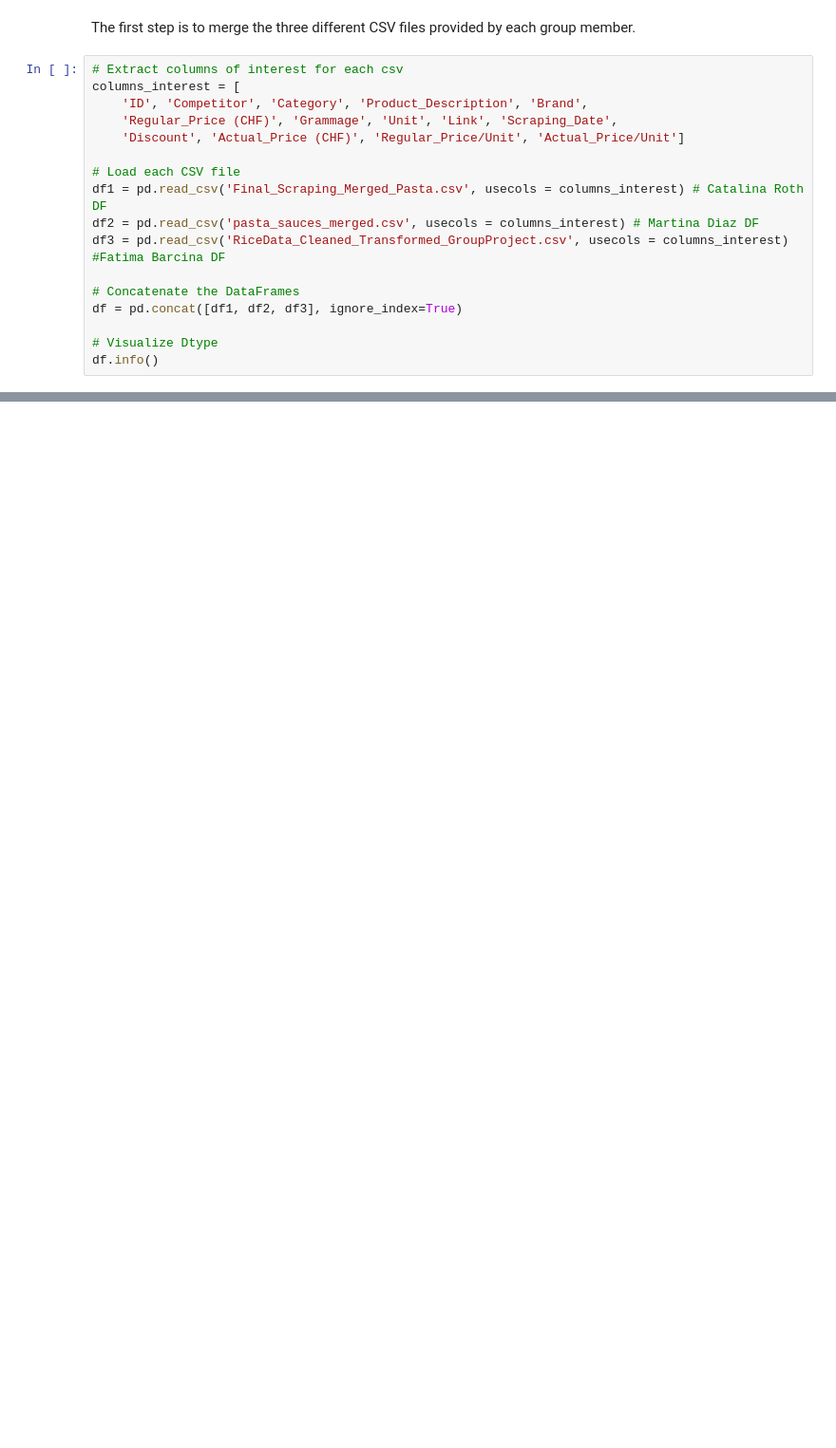
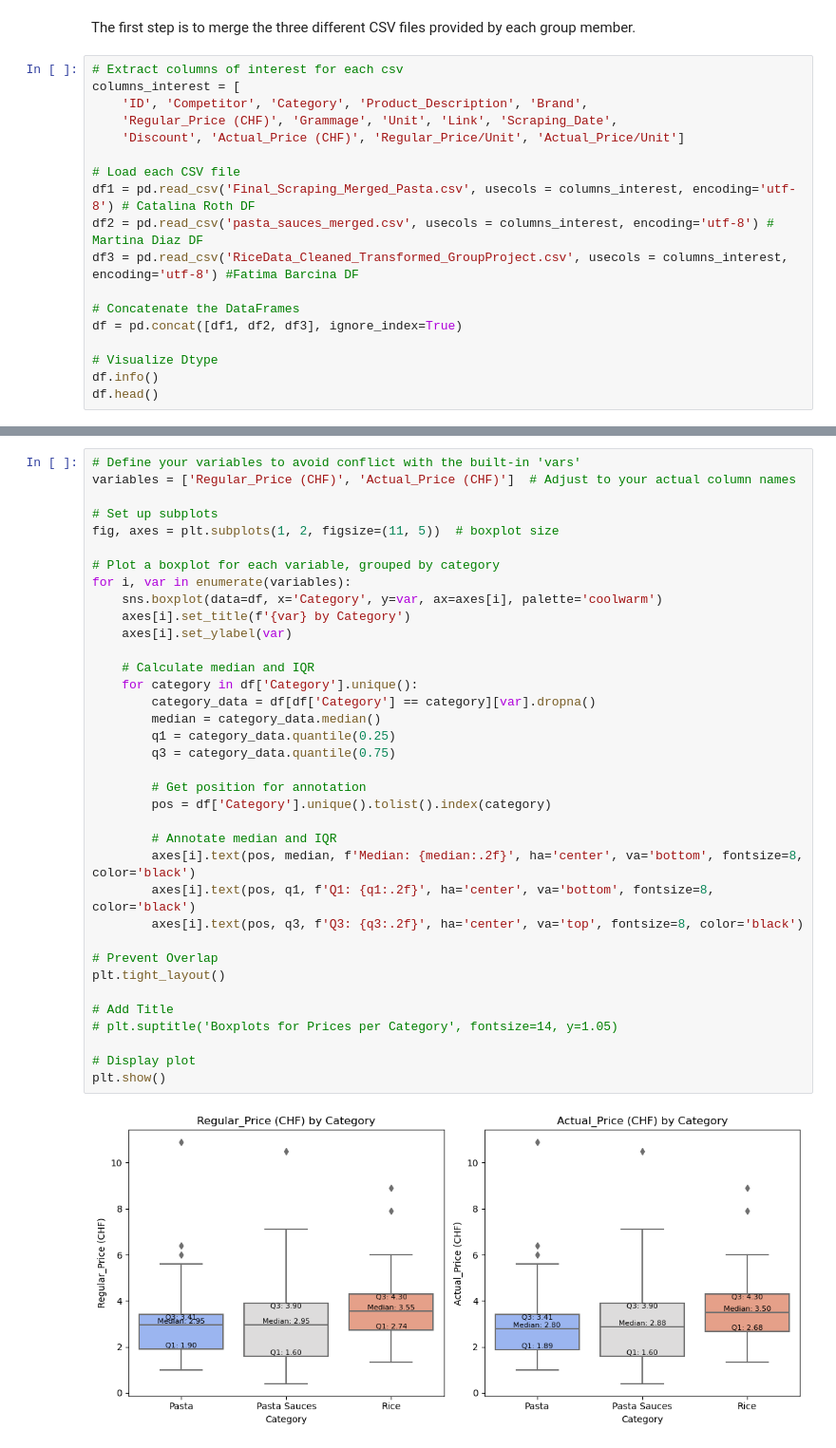
Before and after one commit to martdiazicloud/CIP_AS2024, a Jupyter notebook: Data_Analysis_Group_Work/Data_Analysis_G03.ipynb, the cells around one changed output, grey strips where cells are left out. Shown: that part at 95% size. Saved outputs shown, nothing was run; the diff lists cells and outputs as text; blank space fills up the shorter version.

Commit message:
Some Plots

```diff
--- a/Data_Analysis_Group_Work/Data_Analysis_G03.ipynb
+++ b/Data_Analysis_Group_Work/Data_Analysis_G03.ipynb
@@ -14,15 +18,16 @@ columns_interest = [
     'Discount', 'Actual_Price (CHF)', 'Regular_Price/Unit', 'Actual_Price/Unit']
 
 # Load each CSV file
-df1 = pd.read_csv('Final_Scraping_Merged_Pasta.csv', usecols = columns_interest) # Catalina Roth DF
-df2 = pd.read_csv('pasta_sauces_merged.csv', usecols = columns_interest) # Martina Diaz DF
-df3 = pd.read_csv('RiceData_Cleaned_Transformed_GroupProject.csv', usecols = columns_interest) #Fatima Barcina DF
+df1 = pd.read_csv('Final_Scraping_Merged_Pasta.csv', usecols = columns_interest, encoding='utf-8') # Catalina Roth DF
+df2 = pd.read_csv('pasta_sauces_merged.csv', usecols = columns_interest, encoding='utf-8') # Martina Diaz DF
+df3 = pd.read_csv('RiceData_Cleaned_Transformed_GroupProject.csv', usecols = columns_interest, encoding='utf-8') #Fatima Barcina DF
 
 # Concatenate the DataFrames
 df = pd.concat([df1, df2, df3], ignore_index=True)
 
 # Visualize Dtype
 df.info()
+df.head()
 # %% [output]
 <class 'pandas.core.frame.DataFrame'>
 RangeIndex: 297 entries, 0 to 296
@@ -43,0 +89,38 @@ memory usage: 32.6+ KB
+# %%
+# Define your variables to avoid conflict with the built-in 'vars'
+variables = ['Regular_Price (CHF)', 'Actual_Price (CHF)']  # Adjust to your actual column names
+
+# Set up subplots
+fig, axes = plt.subplots(1, 2, figsize=(11, 5))  # boxplot size
+
+# Plot a boxplot for each variable, grouped by category
+for i, var in enumerate(variables):
+    sns.boxplot(data=df, x='Category', y=var, ax=axes[i], palette='coolwarm')
+    axes[i].set_title(f'{var} by Category')
+    axes[i].set_ylabel(var)
+
+    # Calculate median and IQR
+    for category in df['Category'].unique():
+        category_data = df[df['Category'] == category][var].dropna()
+        median = category_data.median()
+        q1 = category_data.quantile(0.25)
+        q3 = category_data.quantile(0.75)
+
+        # Get position for annotation
+        pos = df['Category'].unique().tolist().index(category)
+
+        # Annotate median and IQR
+        axes[i].text(pos, median, f'Median: {median:.2f}', ha='center', va='bottom', fontsize=8, color='black')
+        axes[i].text(pos, q1, f'Q1: {q1:.2f}', ha='center', va='bottom', fontsize=8, color='black')
+        axes[i].text(pos, q3, f'Q3: {q3:.2f}', ha='center', va='top', fontsize=8, color='black')
+
+# Prevent Overlap
+plt.tight_layout()
+
+# Add Title
+# plt.suptitle('Boxplots for Prices per Category', fontsize=14, y=1.05)
+
+# Display plot
+plt.show()
+# %% [output]
+[figure, added]
```
Also changed, not shown: parts of 11 cells of this notebook, 1 other file.
